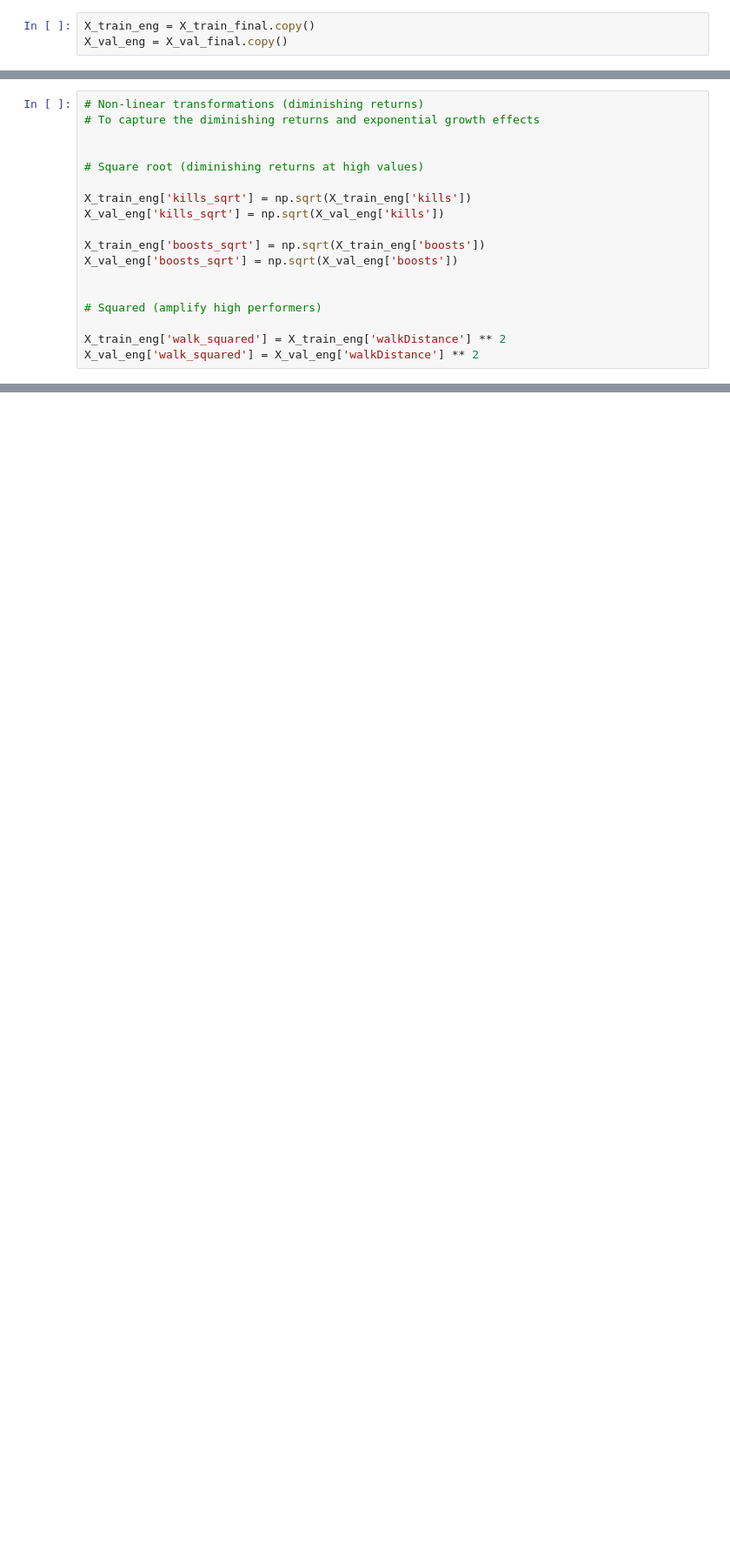
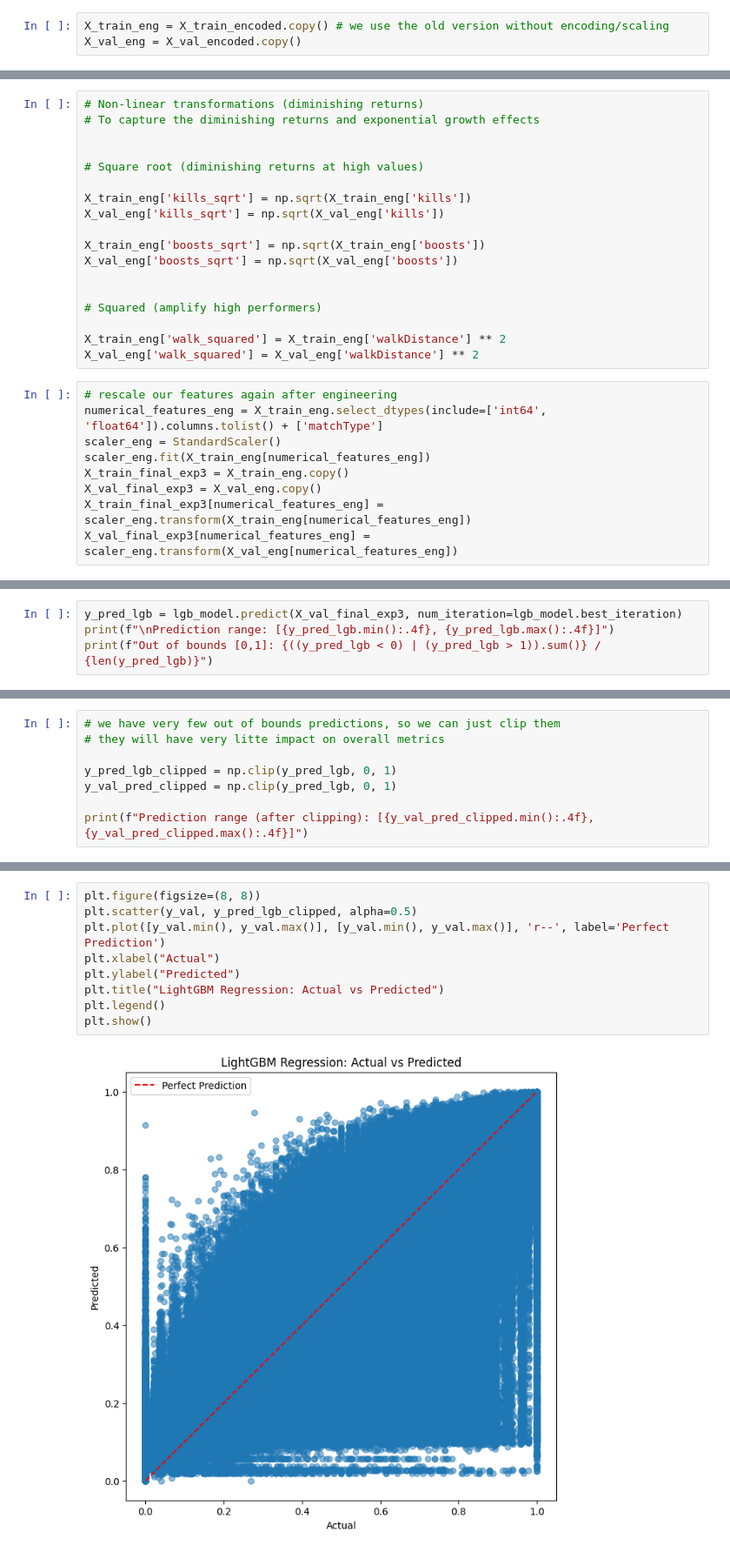
Before and after one commit to dganesh05/project-3, a Jupyter notebook: project-revised.ipynb, the cells around one changed output, grey strips where cells are left out. Shown at 87% size. Cells and saved outputs as stored; diff of their text form; blank space fills up the shorter version.

Commit message:
Modeling for Experiment 3

```diff
--- a/project-revised.ipynb
+++ b/project-revised.ipynb
@@ -1020,8 +1013,8 @@ There is still a good amount of variance that `walkDistance` does not explain. O
 
 Note: All these feature ideas were generated by Claude AI.
 # %%
-X_train_eng = X_train_final.copy()
-X_val_eng = X_val_final.copy()
+X_train_eng = X_train_encoded.copy() # we use the old version without encoding/scaling
+X_val_eng = X_val_encoded.copy()
 # %%
 # walkDistance interactions
 # If you survive X long, how effective are you at other tasks?
@@ -1139,3 +1132,12 @@ X_val_eng['boosts_sqrt'] = np.sqrt(X_val_eng['boosts'])
 
 X_train_eng['walk_squared'] = X_train_eng['walkDistance'] ** 2
 X_val_eng['walk_squared'] = X_val_eng['walkDistance'] ** 2
+# %%
+# rescale our features again after engineering
+numerical_features_eng = X_train_eng.select_dtypes(include=['int64', 'float64']).columns.tolist() + ['matchType']
+scaler_eng = StandardScaler()
+scaler_eng.fit(X_train_eng[numerical_features_eng])
+X_train_final_exp3 = X_train_eng.copy()
+X_val_final_exp3 = X_val_eng.copy()
+X_train_final_exp3[numerical_features_eng] = scaler_eng.transform(X_train_eng[numerical_features_eng])
+X_val_final_exp3[numerical_features_eng] = scaler_eng.transform(X_val_eng[numerical_features_eng])
@@ -1141,0 +1233,4 @@ X_val_eng['walk_squared'] = X_val_eng['walkDistance'] ** 2
+# %%
+y_pred_lgb = lgb_model.predict(X_val_final_exp3, num_iteration=lgb_model.best_iteration)
+print(f"\nPrediction range: [{y_pred_lgb.min():.4f}, {y_pred_lgb.max():.4f}]")
+print(f"Out of bounds [0,1]: {((y_pred_lgb < 0) | (y_pred_lgb > 1)).sum()} / {len(y_pred_lgb)}")
@@ -1141,0 +1240,8 @@ X_val_eng['walk_squared'] = X_val_eng['walkDistance'] ** 2
+# %%
+# we have very few out of bounds predictions, so we can just clip them
+# they will have very litte impact on overall metrics
+
+y_pred_lgb_clipped = np.clip(y_pred_lgb, 0, 1)
+y_val_pred_clipped = np.clip(y_pred_lgb, 0, 1)
+
+print(f"Prediction range (after clipping): [{y_val_pred_clipped.min():.4f}, {y_val_pred_clipped.max():.4f}]")
@@ -1141,0 +1266,11 @@ X_val_eng['walk_squared'] = X_val_eng['walkDistance'] ** 2
+# %%
+plt.figure(figsize=(8, 8))
+plt.scatter(y_val, y_pred_lgb_clipped, alpha=0.5)
+plt.plot([y_val.min(), y_val.max()], [y_val.min(), y_val.max()], 'r--', label='Perfect Prediction')
+plt.xlabel("Actual")
+plt.ylabel("Predicted")
+plt.title("LightGBM Regression: Actual vs Predicted")
+plt.legend()
+plt.show()
+# %% [output]
+[figure, added]
```
Also changed, not shown: parts of 11 cells of this notebook.
